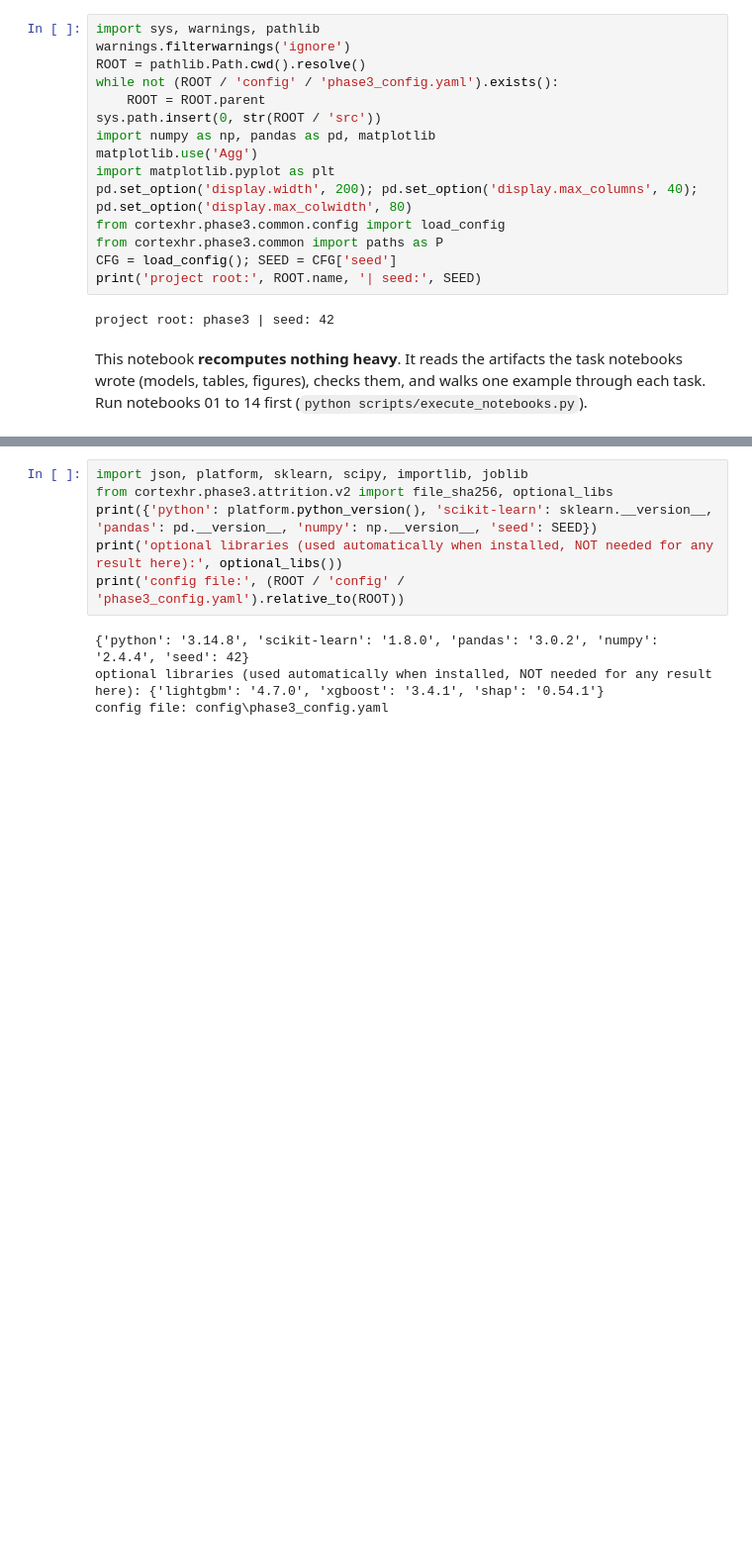
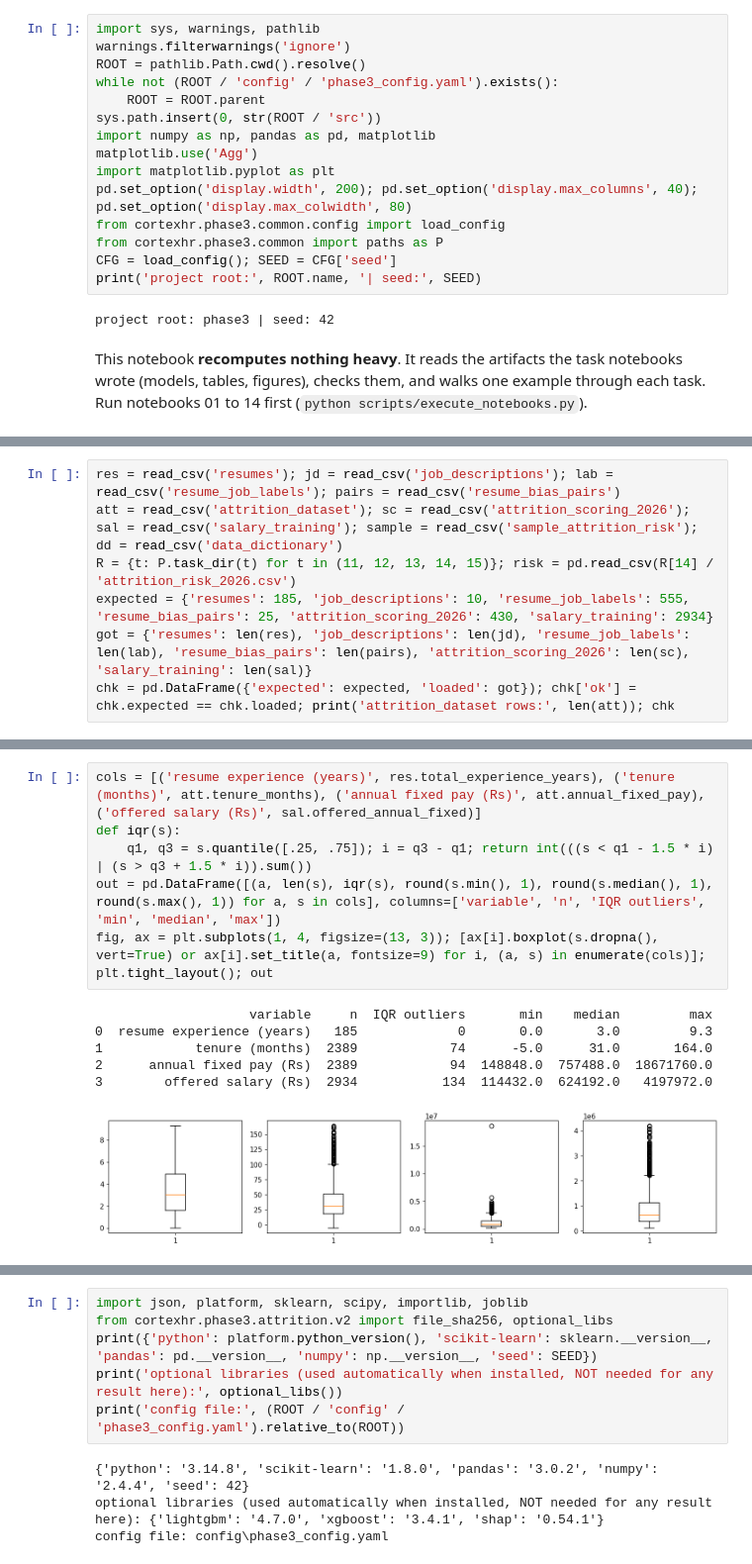
Before and after one commit to jaisurya04/cortexhr, a Jupyter notebook: phase3/notebooks/15_phase3_complete_workflow.ipynb, the cells around one changed output, grey strips where cells are left out. Shown at 99% size. Cells and saved outputs as stored; diff of their text form; blank space fills up the shorter version.

```diff
--- a/phase3/notebooks/15_phase3_complete_workflow.ipynb
+++ b/phase3/notebooks/15_phase3_complete_workflow.ipynb
@@ -27,0 +128,7 @@ This notebook **recomputes nothing heavy**. It reads the artifacts the task note
+# %%
+res = read_csv('resumes'); jd = read_csv('job_descriptions'); lab = read_csv('resume_job_labels'); pairs = read_csv('resume_bias_pairs')
+att = read_csv('attrition_dataset'); sc = read_csv('attrition_scoring_2026'); sal = read_csv('salary_training'); sample = read_csv('sample_attrition_risk'); dd = read_csv('data_dictionary')
+R = {t: P.task_dir(t) for t in (11, 12, 13, 14, 15)}; risk = pd.read_csv(R[14] / 'attrition_risk_2026.csv')
+expected = {'resumes': 185, 'job_descriptions': 10, 'resume_job_labels': 555, 'resume_bias_pairs': 25, 'attrition_scoring_2026': 430, 'salary_training': 2934}
+got = {'resumes': len(res), 'job_descriptions': len(jd), 'resume_job_labels': len(lab), 'resume_bias_pairs': len(pairs), 'attrition_scoring_2026': len(sc), 'salary_training': len(sal)}
+chk = pd.DataFrame({'expected': expected, 'loaded': got}); chk['ok'] = chk.expected == chk.loaded; print('attrition_dataset rows:', len(att)); chk
@@ -27,0 +278,13 @@ This notebook **recomputes nothing heavy**. It reads the artifacts the task note
+# %%
+cols = [('resume experience (years)', res.total_experience_years), ('tenure (months)', att.tenure_months), ('annual fixed pay (Rs)', att.annual_fixed_pay), ('offered salary (Rs)', sal.offered_annual_fixed)]
+def iqr(s):
+    q1, q3 = s.quantile([.25, .75]); i = q3 - q1; return int(((s < q1 - 1.5 * i) | (s > q3 + 1.5 * i)).sum())
+out = pd.DataFrame([(a, len(s), iqr(s), round(s.min(), 1), round(s.median(), 1), round(s.max(), 1)) for a, s in cols], columns=['variable', 'n', 'IQR outliers', 'min', 'median', 'max'])
+fig, ax = plt.subplots(1, 4, figsize=(13, 3)); [ax[i].boxplot(s.dropna(), vert=True) or ax[i].set_title(a, fontsize=9) for i, (a, s) in enumerate(cols)]; plt.tight_layout(); out
+# %% [output]
+                    variable     n  IQR outliers       min    median         max
+0  resume experience (years)   185             0       0.0       3.0         9.3
+1            tenure (months)  2389            74      -5.0      31.0       164.0
+2      annual fixed pay (Rs)  2389            94  148848.0  757488.0  18671760.0
+3        offered salary (Rs)  2934           134  114432.0  624192.0   4197972.0
+[figure, added]
```
Also changed, not shown: parts of 85 cells of this notebook, 13 other files.
